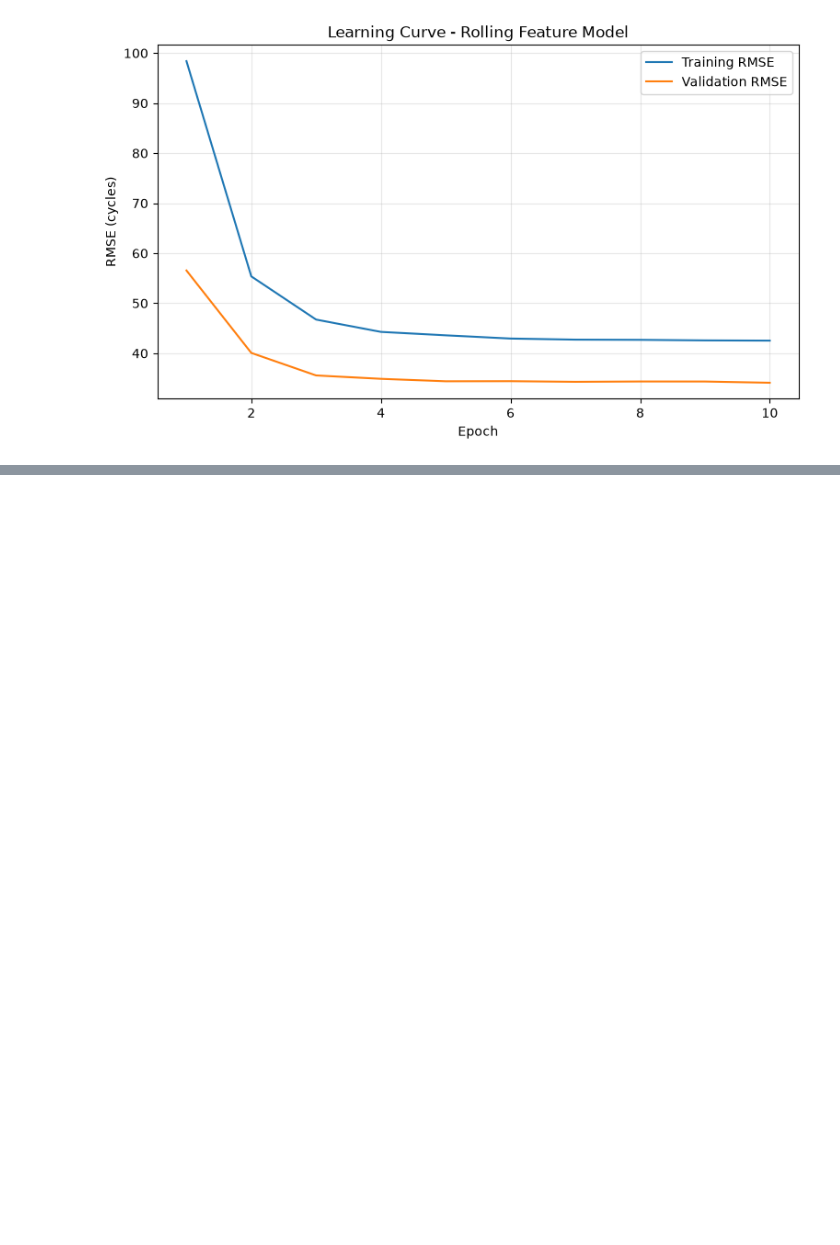
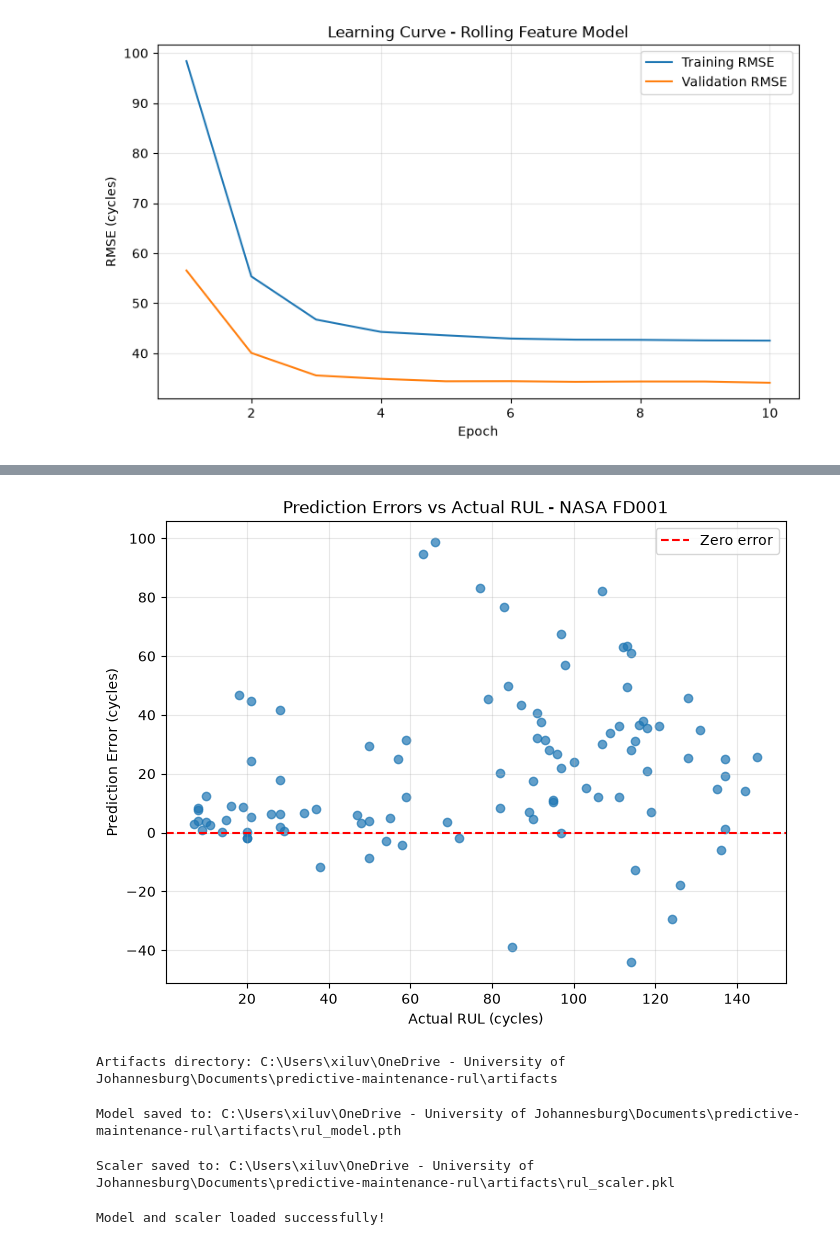
Before and after one commit to Blessingxv/predictive-maintenance-rul, a Jupyter notebook: notebooks/03_feature_engineering.ipynb, the cells around one changed output, grey strips where cells are left out. Cells and saved outputs as stored; diff of their text form; code cells hidden in the pictures; blank space fills up the shorter version.

```diff
--- a/notebooks/03_feature_engineering.ipynb
+++ b/notebooks/03_feature_engineering.ipynb
@@ -442,0 +1024,59 @@ plt.show()
+# %%
+plt.figure(figsize = (8, 6))
+
+plt.scatter(y_test, errors, alpha = 0.7)
+
+# Zero error means a perfect prediction
+plt.axhline(y = 0, color = "red", linestyle = "--", label = "Zero error")
+
+plt.xlabel("Actual RUL (cycles)")
+plt.ylabel("Prediction Error (cycles)")
+plt.title("Prediction Errors vs Actual RUL - NASA FD001")
+plt.legend()
+plt.grid(alpha = 0.3)
+
+plt.show()
+# %% [output]
+[figure, added]
+# %%
+# Create a directory for saved model artifacts
+artifacts_dir = Path("../artifacts")
+artifacts_dir.mkdir(parents = True, exist_ok = True)
+
+print("Artifacts directory:", artifacts_dir.resolve())
+# %% [output]
+Artifacts directory: C:\Users\xiluv\OneDrive - University of Johannesburg\Documents\predictive-maintenance-rul\artifacts
+# %%
+# Save the trained neural network weights
+model_path = artifacts_dir / "rul_model.pth"
+
+torch.save(final_model.state_dict(), model_path)
+
+print("Model saved to:", model_path.resolve())
+# %% [output]
+Model saved to: C:\Users\xiluv\OneDrive - University of Johannesburg\Documents\predictive-maintenance-rul\artifacts\rul_model.pth
+# %%
+# Save the fitted scaler
+scaler_path = artifacts_dir / "rul_scaler.pkl"
+
+joblib.dump(final_scaler, scaler_path)
+
+print("Scaler saved to:", scaler_path.resolve())
+# %% [output]
+Scaler saved to: C:\Users\xiluv\OneDrive - University of Johannesburg\Documents\predictive-maintenance-rul\artifacts\rul_scaler.pkl
+# %%
+# Load the saved model into a new instance
+loaded_model = ComparisonRULPredictor(input_size = 17)
+
+loaded_model.load_state_dict(
+    torch.load(model_path, weights_only = True)
+)
+
+loaded_model.eval()
+
+# Load the saved scaler
+loaded_scaler = joblib.load(scaler_path)
+
+print("Model and scaler loaded successfully!")
+# %% [output]
+Model and scaler loaded successfully!
```
Also changed, not shown: parts of 30 cells of this notebook, 3 other files.
